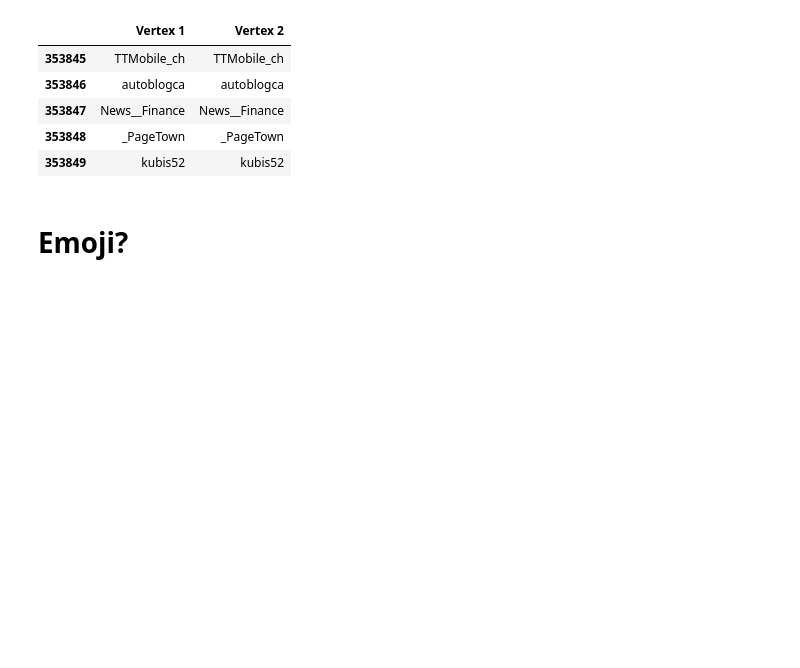
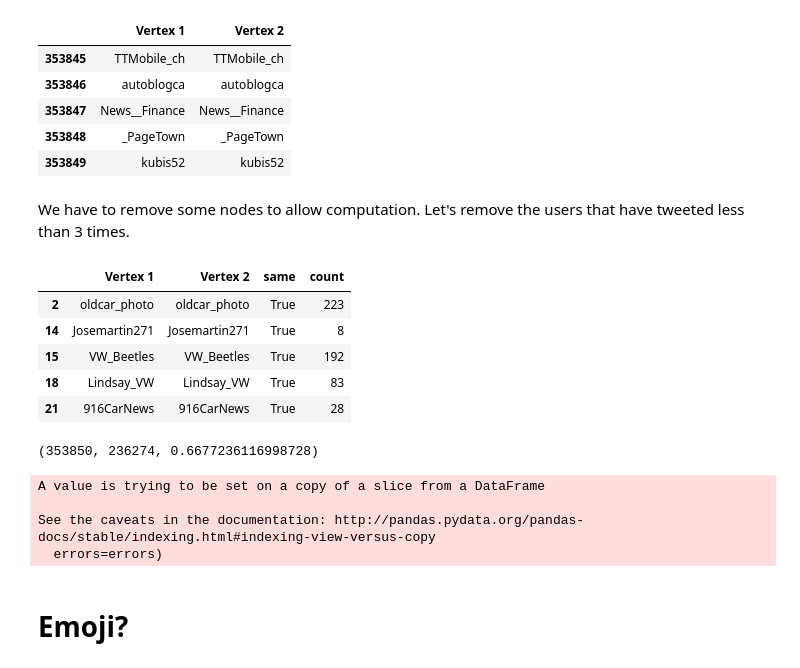
Before and after one commit to gentiltoto/Master-Project, a Jupyter notebook: Master Project.ipynb, the cells around one changed output. Cells and saved outputs as stored; diff of their text form; code cells hidden in the pictures; blank space fills up the shorter version.

Commit message:
JL: Edges filtered to allow computation

```diff
--- a/Master Project.ipynb
+++ b/Master Project.ipynb
@@ -764,6 +764,35 @@ edges.tail()
 | 353847 | News__Finance | News__Finance |
 | 353848 | _PageTown | _PageTown |
 | 353849 | kubis52 | kubis52 |
+# %% [markdown]
+We have to remove some nodes to allow computation. Let's remove the users that have tweeted less than 3 times.
+# %%
+edges['same'] = edges['Vertex 1'] == edges['Vertex 2']
+# %%
+counter = edges['Vertex 1'].value_counts().to_dict()
+edges['count'] = edges['Vertex 1'].apply(lambda x: counter[x])
+# %%
+reduced = edges.query('count>3')
+# %%
+reduced.head()
+# %% [output]
+|  | Vertex 1 | Vertex 2 | same | count |
+| 2 | oldcar_photo | oldcar_photo | True | 223 |
+| 14 | Josemartin271 | Josemartin271 | True | 8 |
+| 15 | VW_Beetles | VW_Beetles | True | 192 |
+| 18 | Lindsay_VW | Lindsay_VW | True | 83 |
+| 21 | 916CarNews | 916CarNews | True | 28 |
+# %%
+edges.shape[0], reduced.shape[0], reduced.shape[0]/edges.shape[0]
+# %% [output]
+(353850, 236274, 0.6677236116998728)
+# %%
+edges.query('count>3').drop(columns=['same', 'count'], inplace=True)
+# %% [output]
+A value is trying to be set on a copy of a slice from a DataFrame
+
+See the caveats in the documentation: http://pandas.pydata.org/pandas-docs/stable/indexing.html#indexing-view-versus-copy
+  errors=errors)
 # %%
 edges.to_csv('edges.csv', index=False)
 # %% [markdown]
```
Also changed, not shown: 1 other file.
